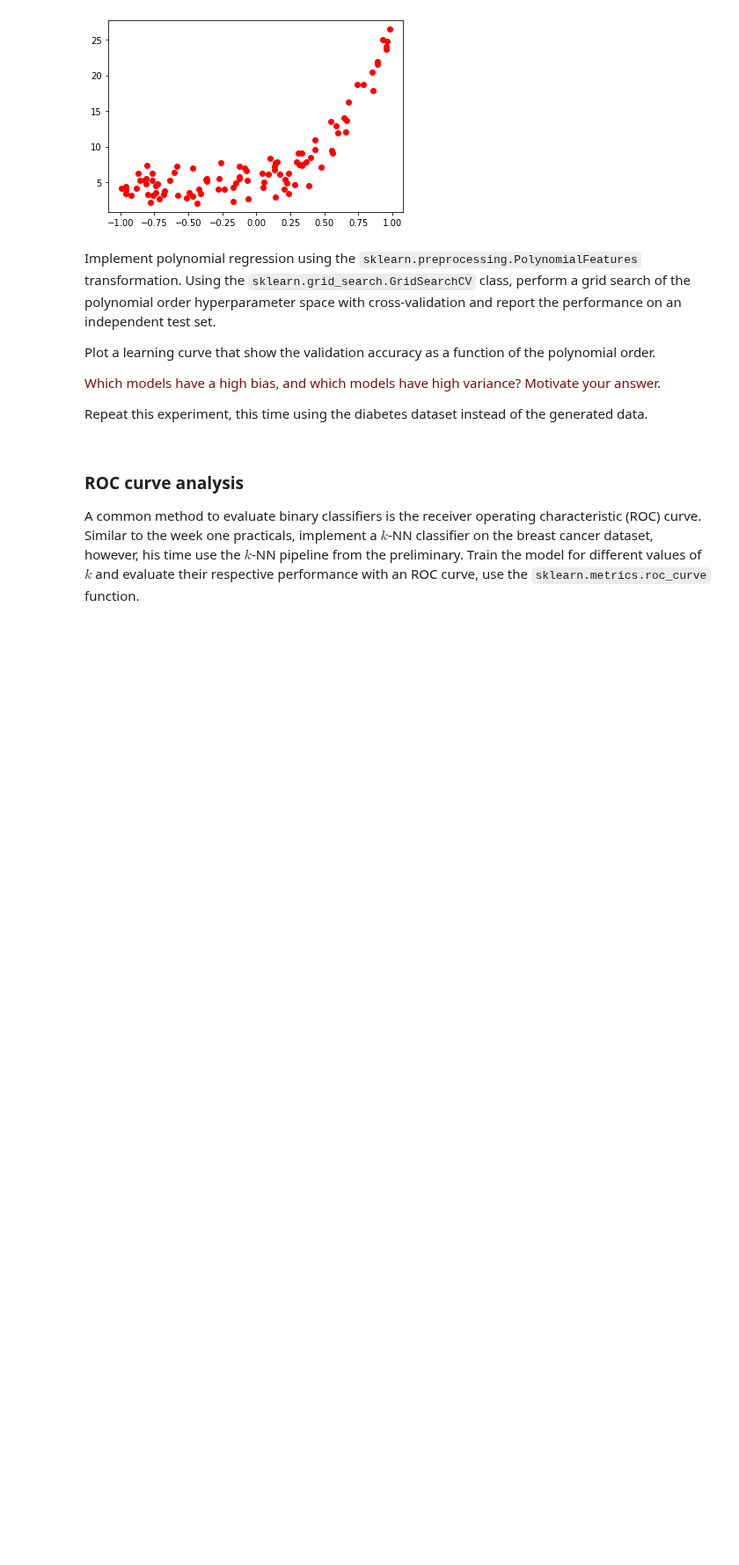
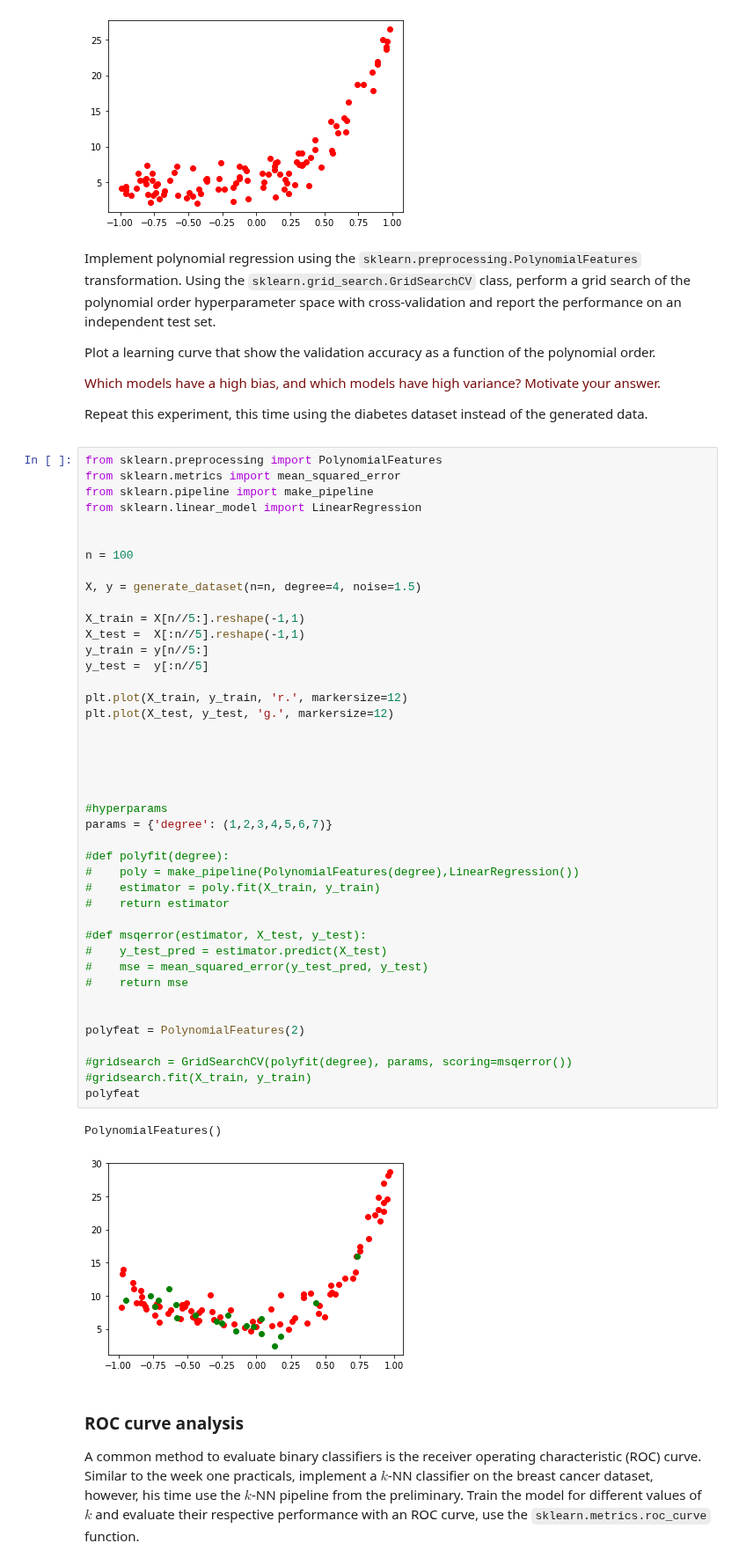
Before and after one commit to VincentV0/8dm50-machine-learning, a Jupyter notebook: practicals/week_2.ipynb, the cells around one changed output. Shown at 88% size. Saved outputs shown, nothing was run; the diff lists cells and outputs as text; blank space fills up the shorter version.

```diff
--- a/practicals/week_2.ipynb
+++ b/practicals/week_2.ipynb
@@ -158,6 +165,51 @@ Plot a learning curve that show the validation accuracy as a function of the pol
 <p><font color='#770a0a'>Which models have a high bias, and which models have high variance? Motivate your answer.</font><p>
 
 Repeat this experiment, this time using the diabetes dataset instead of the generated data.
+# %%
+from sklearn.preprocessing import PolynomialFeatures
+from sklearn.metrics import mean_squared_error
+from sklearn.pipeline import make_pipeline
+from sklearn.linear_model import LinearRegression
+
+
+n = 100
+
+X, y = generate_dataset(n=n, degree=4, noise=1.5)
+
+X_train = X[n//5:].reshape(-1,1)
+X_test =  X[:n//5].reshape(-1,1)
+y_train = y[n//5:]
+y_test =  y[:n//5]
+
+plt.plot(X_train, y_train, 'r.', markersize=12)
+plt.plot(X_test, y_test, 'g.', markersize=12)
+
+
+
+
+
+#hyperparams
+params = {'degree': (1,2,3,4,5,6,7)}
+
+#def polyfit(degree):
+#    poly = make_pipeline(PolynomialFeatures(degree),LinearRegression())
+#    estimator = poly.fit(X_train, y_train)
+#    return estimator
+
+#def msqerror(estimator, X_test, y_test):
+#    y_test_pred = estimator.predict(X_test)
+#    mse = mean_squared_error(y_test_pred, y_test)
+#    return mse
+
+
+polyfeat = PolynomialFeatures(2)
+
+#gridsearch = GridSearchCV(polyfit(degree), params, scoring=msqerror())
+#gridsearch.fit(X_train, y_train)
+polyfeat
+# %% [output]
+PolynomialFeatures()
+[figure, added]
 # %% [markdown]
 ### ROC curve analysis
 A common method to evaluate binary classifiers is the receiver operating characteristic (ROC) curve. Similar to the week one practicals, implement a $k$-NN classifier on the breast cancer dataset, however, his time use the $k$-NN pipeline from the preliminary. Train the model for different values of $k$ and evaluate their respective performance with an ROC curve, use the `sklearn.metrics.roc_curve` function.
```
Also changed, not shown: parts of 3 cells of this notebook.
